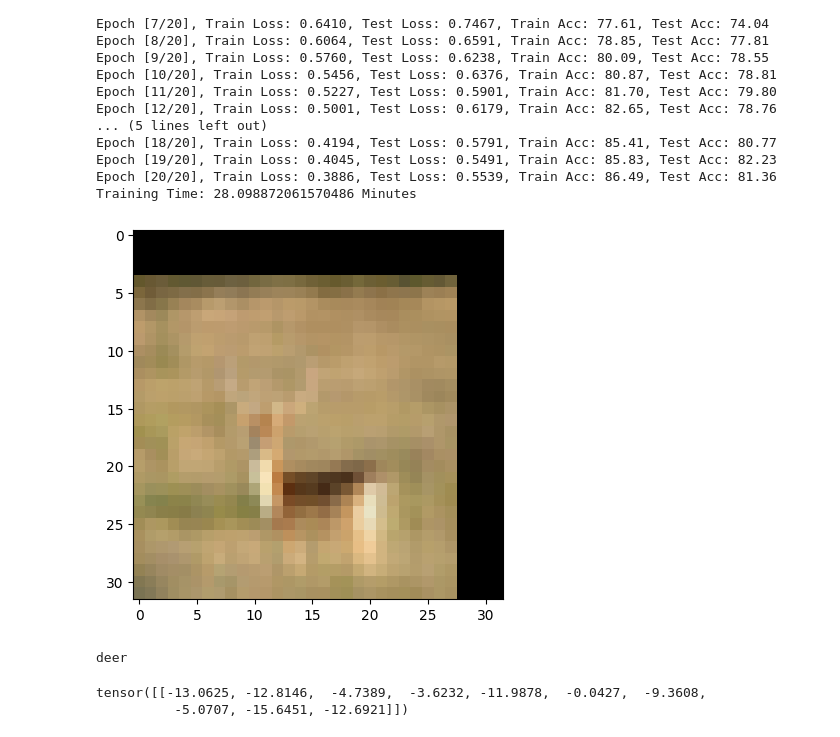
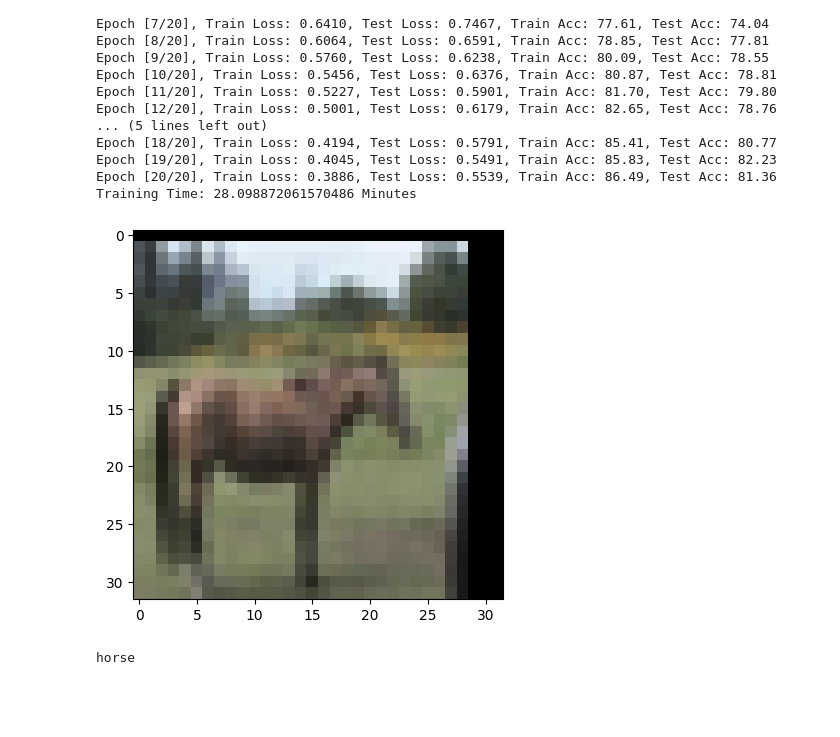
Before and after one commit to venkatanadikatla/pytorch, a Jupyter notebook: CIFAR_10.ipynb, the cells around one changed output. Cells and saved outputs as stored; diff of their text form; code cells hidden in the pictures; blank space fills up the shorter version.

```diff
--- a/CIFAR_10.ipynb
+++ b/CIFAR_10.ipynb
@@ -191,34 +191,29 @@ Epoch [20/20], Train Loss: 0.3886, Test Loss: 0.5539, Train Acc: 86.49, Test Acc
 Training Time: 28.098872061570486 Minutes
 # %%
 # Visualize an image from the dataset
-image, label = test_data[4200]
+image, label = test_data[9999]
 
 # Unnormalize the image for visualization
-unnormalize = transforms.Normalize((-1, -1, -1), (2, 2, 2))
+unnormalize = transforms.Normalize((-1,-1,-1), (2,2,2))
 image = unnormalize(image)
 
 # Convert tensor to numpy for visualization
 image_np = image.permute(1, 2, 0).numpy()
 
 plt.imshow(image_np)
 plt.show()
 # %% [output]
-[figure, old version]
+[figure, new version]
 # %%
-#pass through the image through our model
+-1#pass through the image through our model
 model.eval()
 with torch.no_grad():
-  image = test_data[4200][0].unsqueeze(0)
+  image = test_data[9999][0].unsqueeze(0)
   output = model(image)
   _, predicted = torch.max(output.data, 1)
   print(classes[predicted.item()])
 # %% [output]
-deer
+horse
-# %%
-new_pred
-# %% [output]
-tensor([[-13.0625, -12.8146,  -4.7389,  -3.6232, -11.9878,  -0.0427,  -9.3608,
-          -5.0707, -15.6451, -12.6921]])
 # %%
 #Batch 64
 #epochs = 20, lr =0.001 came around 81% accuracy.
```
